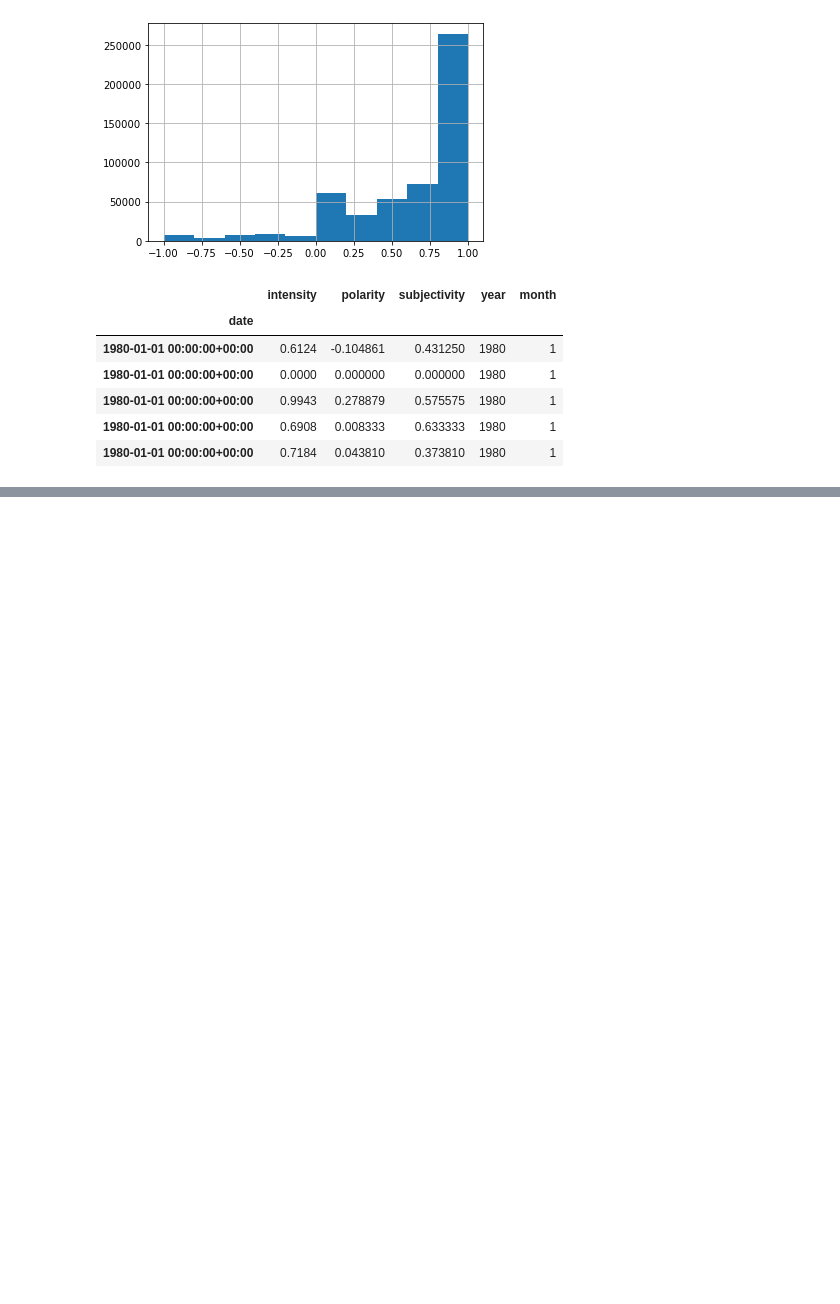
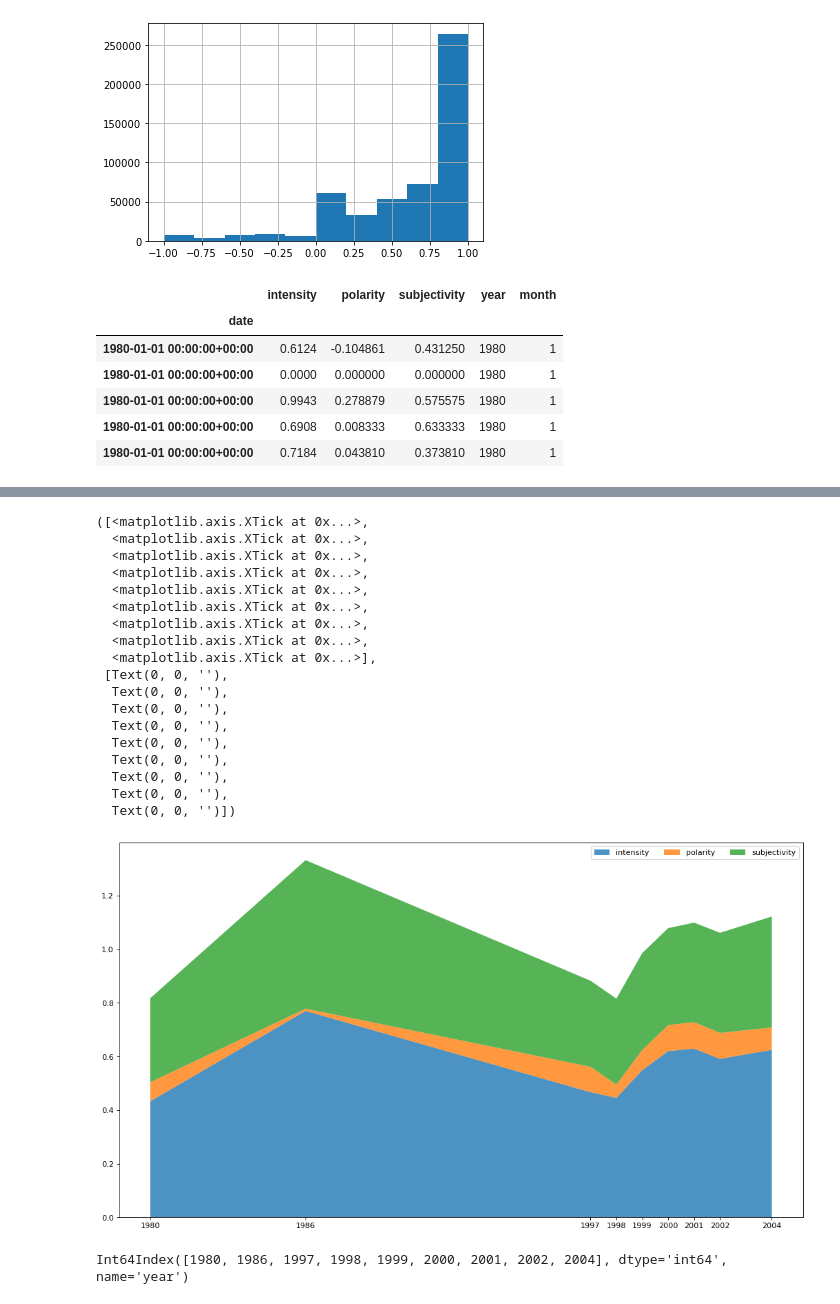
Before and after one commit to Enron-Discussion-NLP/Capstone, a Jupyter notebook: 00_Stephanie/steph-notebook_post-mvp.ipynb, the cells around one changed output, grey strips where cells are left out. Saved outputs shown, nothing was run; the diff lists cells and outputs as text; code cells hidden in the pictures; blank space fills up the shorter version.

```diff
--- a/00_Stephanie/steph-notebook_post-mvp.ipynb
+++ b/00_Stephanie/steph-notebook_post-mvp.ipynb
@@ -241,0 +259,3 @@ AttributeError: 'Series' object has no attribute 'ts'
+# %%
+x = avgs.index.values.tolist()
+x
@@ -241,0 +264,3 @@ AttributeError: 'Series' object has no attribute 'ts'
+# %%
+y_intensity = avgs[cols[0]].values.tolist()
+y_intensity
@@ -241,0 +277,3 @@ AttributeError: 'Series' object has no attribute 'ts'
+# %%
+y_polarity = avgs[cols[1]].values.tolist()
+y_polarity
@@ -241,0 +290,3 @@ AttributeError: 'Series' object has no attribute 'ts'
+# %%
+y_subjectivity = avgs[cols[2]].values.tolist()
+y_subjectivity
@@ -241,0 +303,32 @@ AttributeError: 'Series' object has no attribute 'ts'
+# %%
+fig, ax = plt.subplots(1,1,figsize=(16, 9), dpi= 80)
+
+y = np.vstack([y_intensity, y_polarity, y_subjectivity])
+ax = plt.gca()
+ax.stackplot(x, y, labels=labs, alpha=0.8)
+ax.legend(fontsize=10, ncol=4)
+plt.xticks(x, fontsize=10, horizontalalignment='center')
+# %% [output]
+([<matplotlib.axis.XTick at 0x...>,
+  <matplotlib.axis.XTick at 0x...>,
+  <matplotlib.axis.XTick at 0x...>,
+  <matplotlib.axis.XTick at 0x...>,
+  <matplotlib.axis.XTick at 0x...>,
+  <matplotlib.axis.XTick at 0x...>,
+  <matplotlib.axis.XTick at 0x...>,
+  <matplotlib.axis.XTick at 0x...>,
+  <matplotlib.axis.XTick at 0x...>],
+ [Text(0, 0, ''),
+  Text(0, 0, ''),
+  Text(0, 0, ''),
+  Text(0, 0, ''),
+  Text(0, 0, ''),
+  Text(0, 0, ''),
+  Text(0, 0, ''),
+  Text(0, 0, ''),
+  Text(0, 0, '')])
+[figure, added]
+# %%
+avgs.index.reset
+# %% [output]
+Int64Index([1980, 1986, 1997, 1998, 1999, 2000, 2001, 2002, 2004], dtype='int64', name='year')
```
Also changed, not shown: parts of 62 cells of this notebook, 1 other file.
